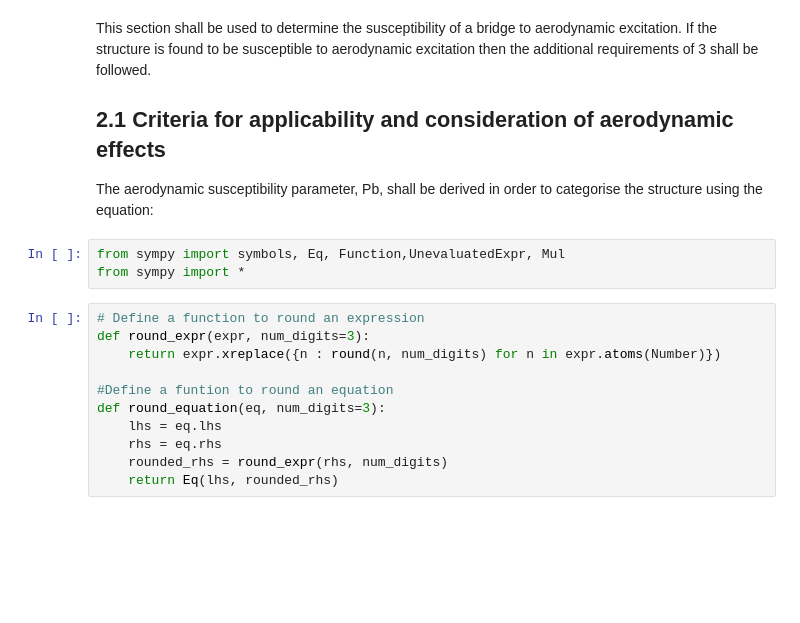
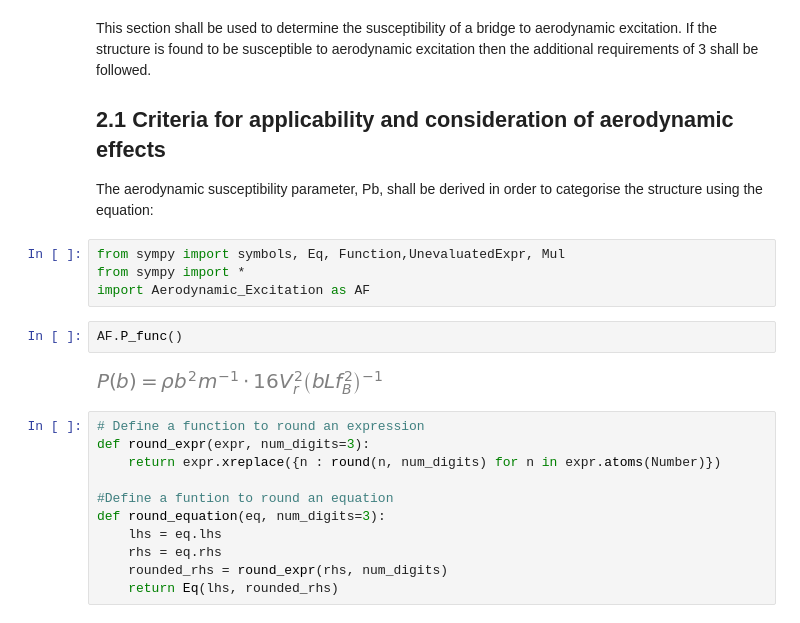
Before and after one commit to CFCSL/AERODYNAMIC-EFFECTS-ON-BRIDGES, a Jupyter notebook: Aerodynamic_Excitation.ipynb, the cells around one changed output. Drawn from its saved outputs; the diff is of its cells as text; blank space fills up the shorter version.

```diff
--- a/Aerodynamic_Excitation.ipynb
+++ b/Aerodynamic_Excitation.ipynb
@@ -8,6 +8,11 @@ The aerodynamic susceptibility parameter, Pb, shall be derived in order to categ
 # %%
 from sympy import symbols, Eq, Function,UnevaluatedExpr, Mul
 from sympy import *
+import Aerodynamic_Excitation as AF
+# %%
+AF.P_func()
+# %% [output]
+[figure, added]
 # %%
 # Define a function to round an expression
 def round_expr(expr, num_digits=3):
```
Also changed, not shown: 2 other files.
